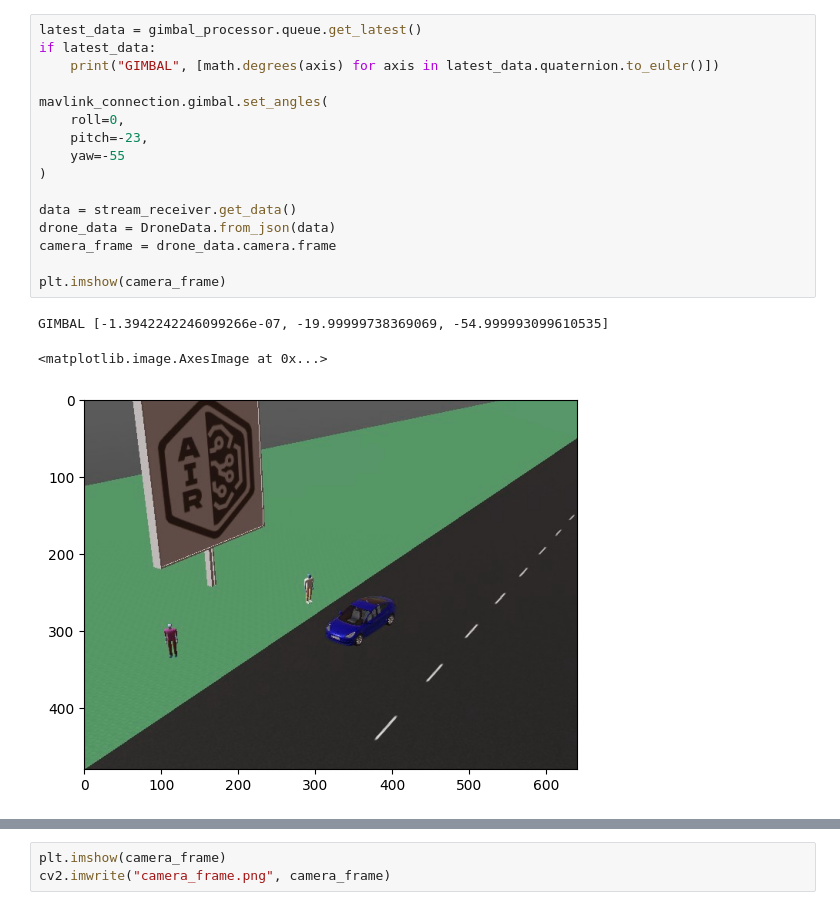
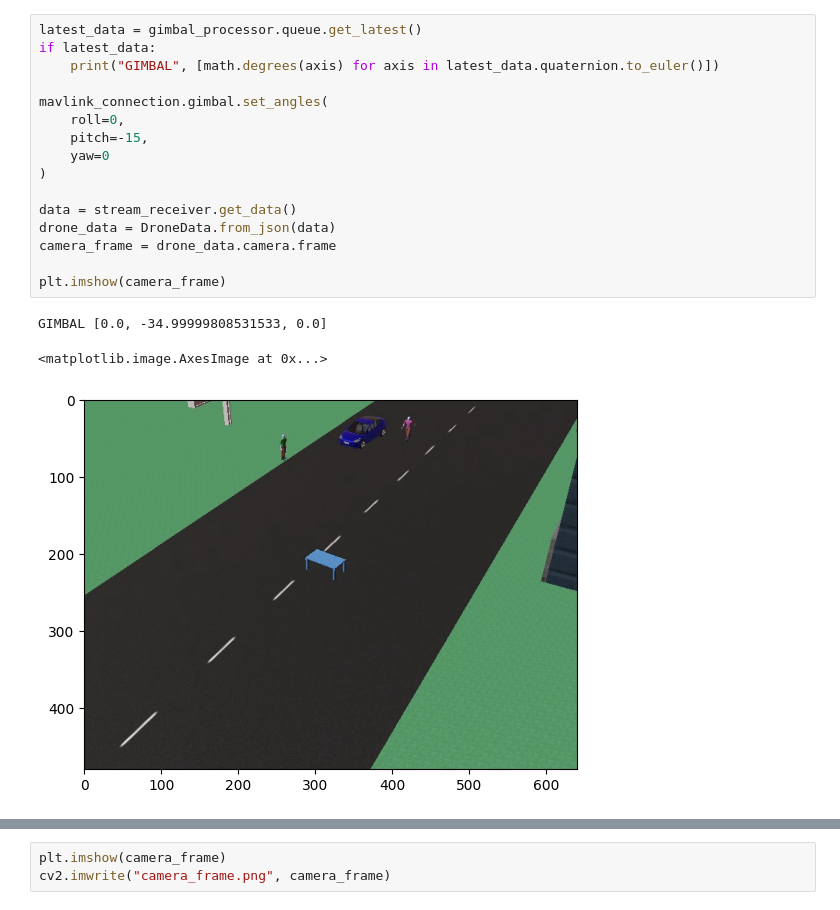
Before and after one commit to qriwty/idcs, a Jupyter notebook: demo.ipynb, the cells around one changed output, grey strips where cells are left out. Drawn from its saved outputs; the diff is of its cells as text.

```diff
--- a/demo.ipynb
+++ b/demo.ipynb
@@ -40,23 +213,23 @@ stream_receiver = StreamReceiver(host, port)
 # %%
 latest_data = gimbal_processor.queue.get_latest()
 if latest_data:
     print("GIMBAL", [math.degrees(axis) for axis in latest_data.quaternion.to_euler()])
 
 mavlink_connection.gimbal.set_angles(
     roll=0,
-    pitch=-23,
-    yaw=-55
+    pitch=-15,
+    yaw=0
 )
 
 data = stream_receiver.get_data()
 drone_data = DroneData.from_json(data)
 camera_frame = drone_data.camera.frame
 
 plt.imshow(camera_frame)
 # %% [output]
-GIMBAL [-1.3942242246099266e-07, -19.99999738369069, -54.999993099610535]
+GIMBAL [0.0, -34.99999808531533, 0.0]
 <matplotlib.image.AxesImage at 0x...>
-[figure, old version]
+[figure, new version]
 # %%
 data = stream_receiver.get_data()
 drone_data = DroneData.from_json(data)
```
Also changed, not shown: parts of 5 cells of this notebook, 3 other files.
